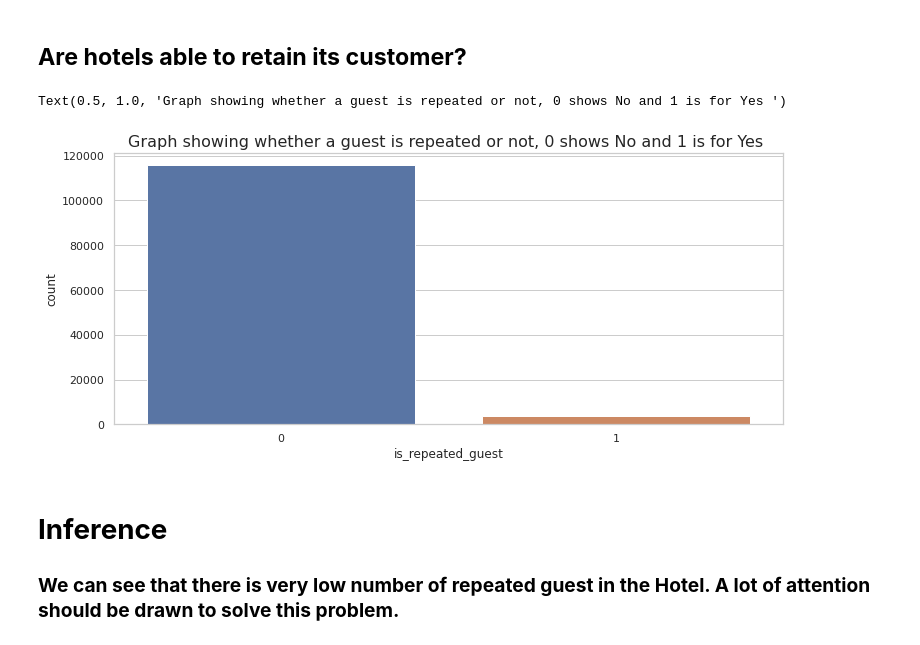
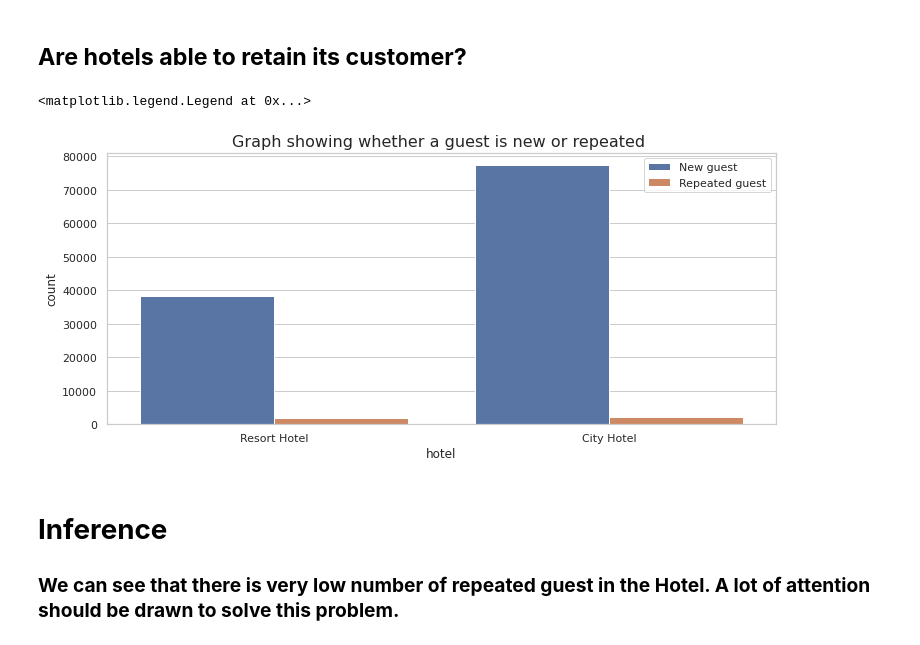
Before and after one commit to Jitesh-333/Capstone_Project, a Jupyter notebook: Hotel_Booking_Analysis_Capstone_Project.ipynb, the cells around one changed output. Drawn from its saved outputs; the diff is of its cells as text; code cells hidden in the pictures.

Commit message:
Improved graphs

```diff
--- a/Hotel_Booking_Analysis_Capstone_Project.ipynb
+++ b/Hotel_Booking_Analysis_Capstone_Project.ipynb
@@ -326,10 +341,11 @@ ax = sns.barplot(x = "country",y = "No of guests",data = a)
 ## **Are hotels able to retain its customer?**
 # %%
 plt.figure(figsize=(12,5))
-sns.countplot(data = df, x = 'is_repeated_guest').set_title('Graph showing whether a guest is repeated or not, 0 shows No and 1 is for Yes ', fontsize = 16)
+sns.countplot(x='hotel', hue='is_repeated_guest', data=df).set_title('Graph showing whether a guest is new or repeated ', fontsize = 16)
+plt.legend(['New guest', 'Repeated guest'])
 # %% [output]
-Text(0.5, 1.0, 'Graph showing whether a guest is repeated or not, 0 shows No and 1 is for Yes ')
+<matplotlib.legend.Legend at 0x...>
-[figure, old version]
+[figure, new version]
 # %% [markdown]
 # **Inference**
 ### **We can see that there is very low  number of repeated guest in the Hotel. A lot of attention should be drawn to solve this problem.**
```
Also changed, not shown: parts of 14 cells of this notebook.
